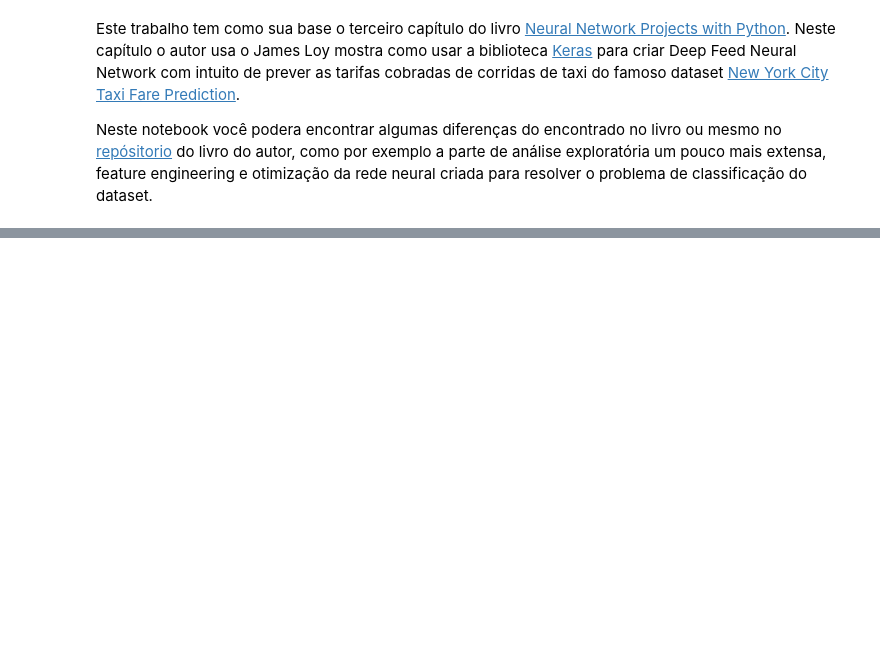
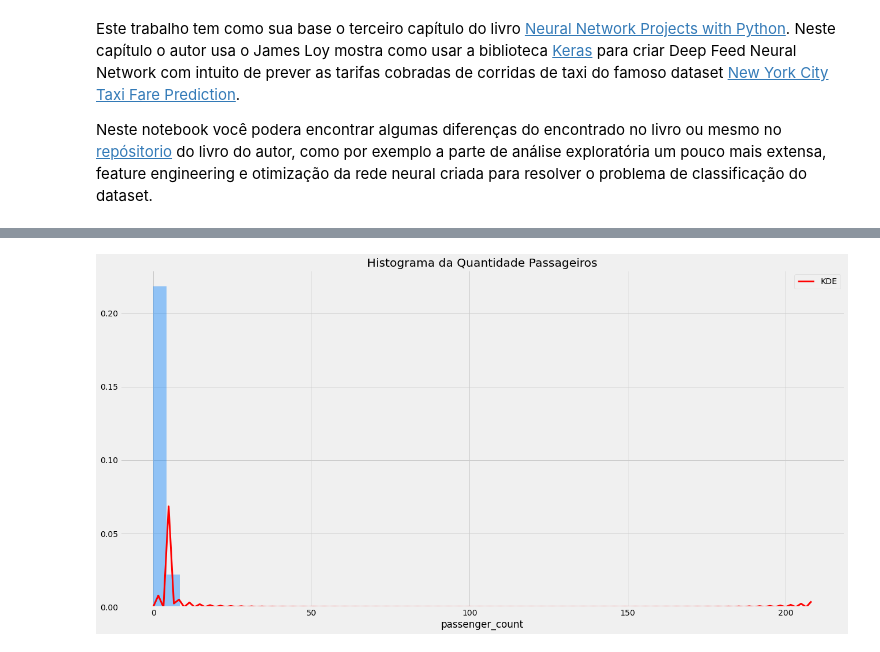
Before and after one commit to bobcastaldeli/Deep-Learning-Notes, a Jupyter notebook: Keras/03-Predicting-Taxi-Fare.ipynb, the cells around one changed output, grey strips where cells are left out. Cells and saved outputs as stored; diff of their text form; code cells hidden in the pictures; blank space fills up the shorter version.

```diff
--- a/Keras/03-Predicting-Taxi-Fare.ipynb
+++ b/Keras/03-Predicting-Taxi-Fare.ipynb
@@ -140,0 +175,3 @@ df['hour'] = df['pickup_datetime'].dt.hour
+# %%
+# Excluindo a coluna "pickup_datetime"
+df.drop(['pickup_datetime'], axis=1, inplace=True)
@@ -158,0 +217,3 @@ plt.show()
+# %%
+# Excluindo linhas com valores nulos
+df.dropna(inplace=True)
@@ -158,0 +236,3 @@ plt.show()
+# %%
+# Removendo linhas com tarifas inferiores a US $ 0 e superiores a US $ 100
+df = df[(df['fare_amount'] >= 0) & (df['fare_amount'] <= 100)]
@@ -158,0 +241,11 @@ plt.show()
+# %%
+# Histograma e density plot para a variável 'fare_amount'
+sns.distplot(df['passenger_count'],
+             hist=True,
+             kde_kws={'color':'r', 'lw':3, 'label':'KDE'})
+
+# Plota o histograma
+plt.title('Histograma da Quantidade Passageiros')
+plt.show()
+# %% [output]
+[figure, added]
```
Also changed, not shown: parts of 39 cells of this notebook.
